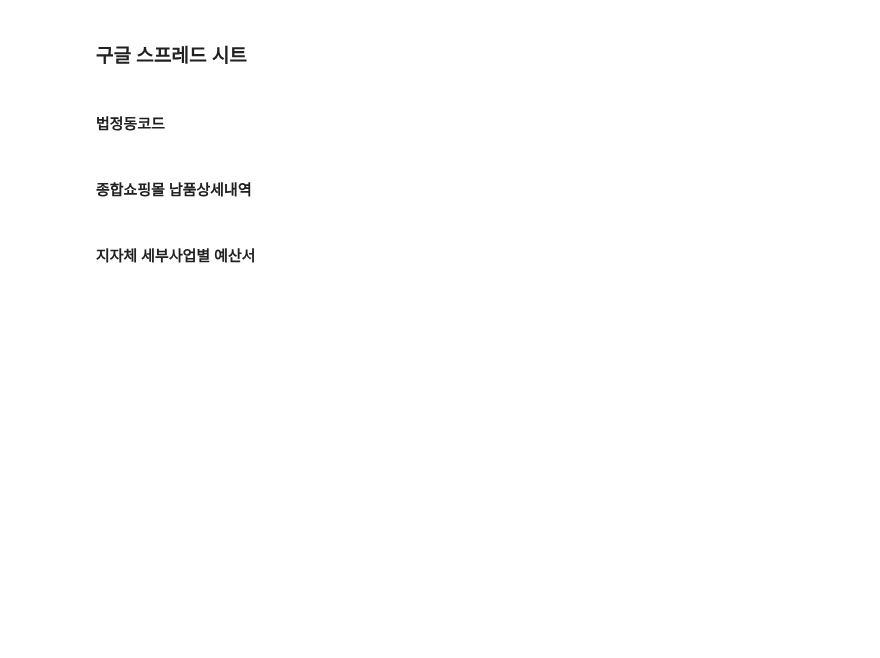
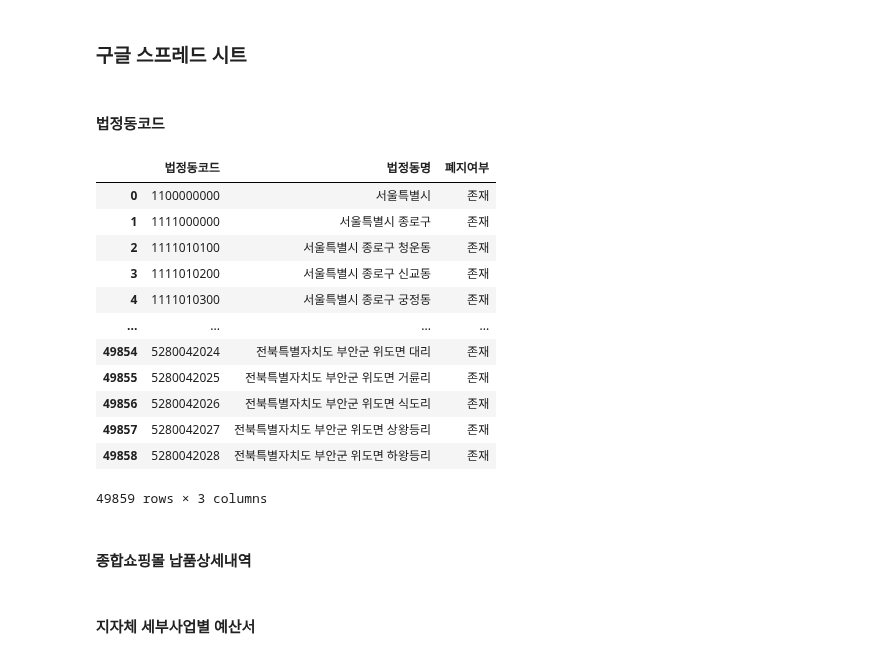
Before and after one commit to kkwann/mido_project, a Jupyter notebook: 2.Data_preprocessing_mapping.ipynb, the cells around one changed output. Cells and saved outputs as stored; diff of their text form; code cells hidden in the pictures; blank space fills up the shorter version.

```diff
--- a/2.Data_preprocessing_mapping.ipynb
+++ b/2.Data_preprocessing_mapping.ipynb
@@ -116,6 +116,22 @@ today = today.strftime('%Y%m%d')
 #### 법정동코드
 # %%
 dist_code = pd.read_csv('C:\py_src\midoproject\data/법정동코드 전체자료.csv',encoding='cp949')
+# %%
+dist_code
+# %% [output]
+|  | 법정동코드 | 법정동명 | 폐지여부 |
+| 0 | 1100000000 | 서울특별시 | 존재 |
+| 1 | 1111000000 | 서울특별시 종로구 | 존재 |
+| 2 | 1111010100 | 서울특별시 종로구 청운동 | 존재 |
+| 3 | 1111010200 | 서울특별시 종로구 신교동 | 존재 |
+| 4 | 1111010300 | 서울특별시 종로구 궁정동 | 존재 |
+| ... | ... | ... | ... |
+| 49854 | 5280042024 | 전북특별자치도 부안군 위도면 대리 | 존재 |
+| 49855 | 5280042025 | 전북특별자치도 부안군 위도면 거륜리 | 존재 |
+| 49856 | 5280042026 | 전북특별자치도 부안군 위도면 식도리 | 존재 |
+| 49857 | 5280042027 | 전북특별자치도 부안군 위도면 상왕등리 | 존재 |
+| 49858 | 5280042028 | 전북특별자치도 부안군 위도면 하왕등리 | 존재 |
+49859 rows × 3 columns
 # %%
 dist_code_list = []
 for i in range(dist_code['법정동명'].str.split().apply(len).max()):
```
Also changed, not shown: parts of 9 cells of this notebook, 8 other files.
